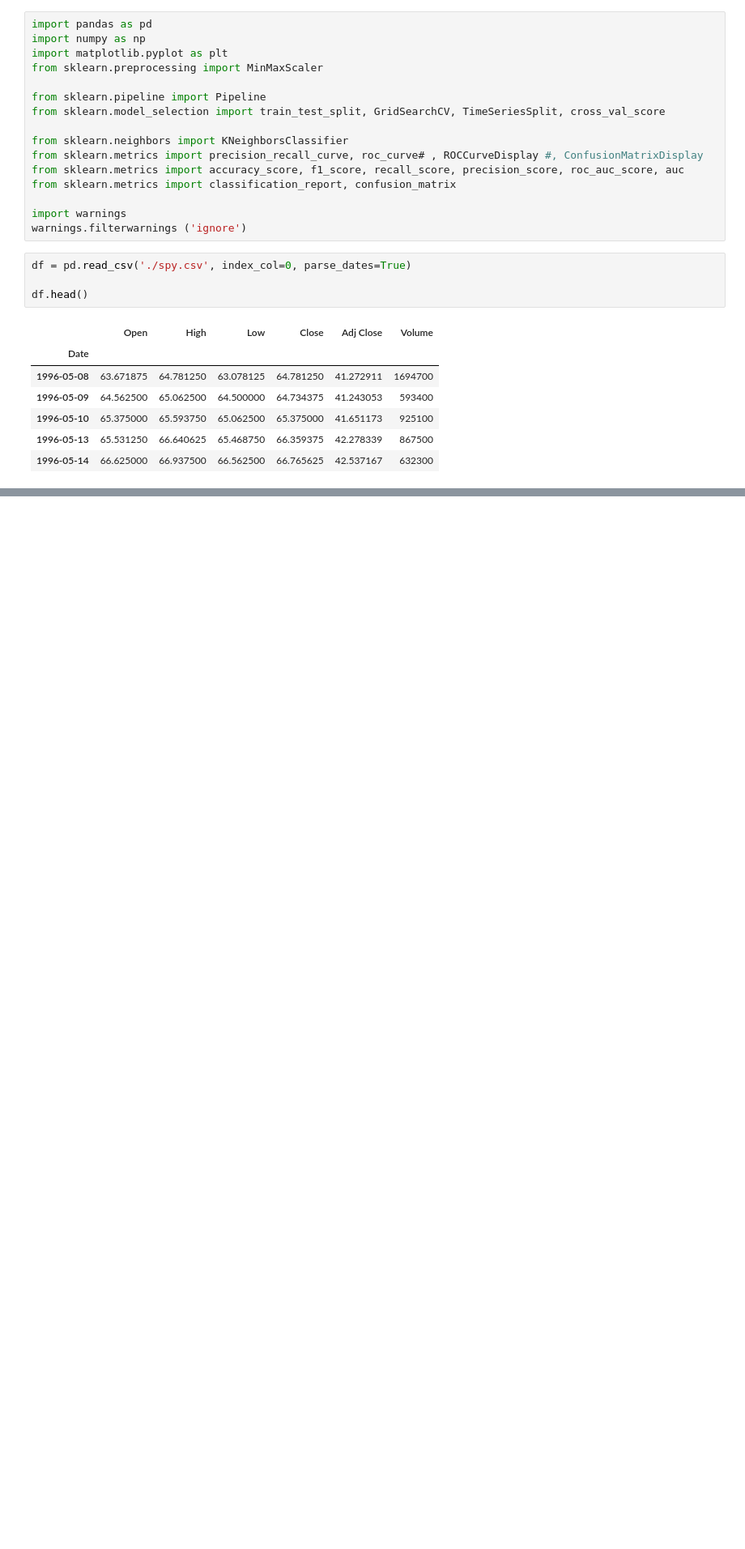
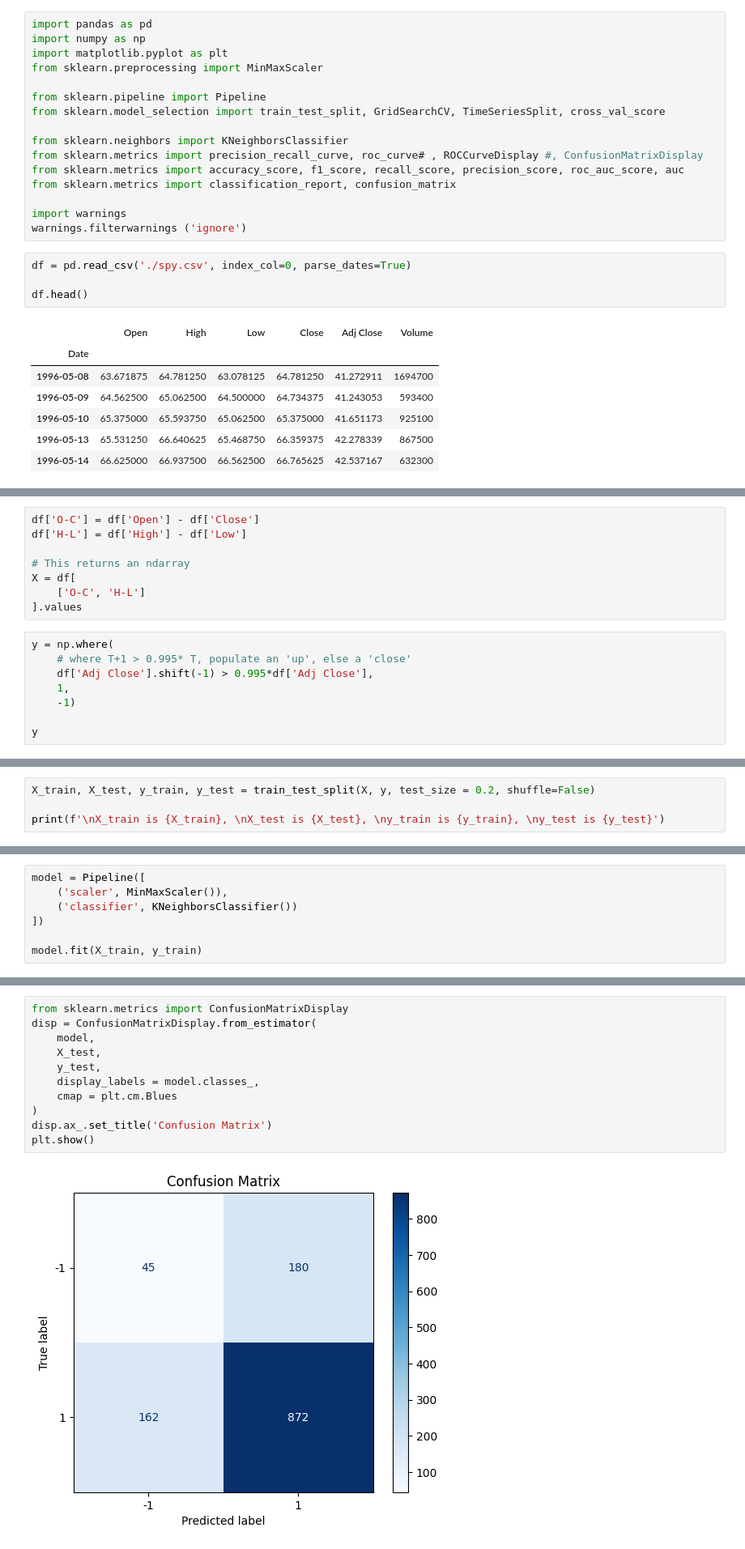
Before and after one commit to robonesky/oreilly, a Jupyter notebook: RM Lab Notes 10 202301 cohort.ipynb, the cells around one changed output, grey strips where cells are left out. Shown: that part at 81% size. Saved outputs shown, nothing was run; the diff lists cells and outputs as text; blank space fills up the shorter version.

```diff
--- a/RM Lab Notes 10 202301 cohort.ipynb
+++ b/RM Lab Notes 10 202301 cohort.ipynb
@@ -30,0 +53,16 @@ df.head()
+# %%
+df['O-C'] = df['Open'] - df['Close']
+df['H-L'] = df['High'] - df['Low']
+
+# This returns an ndarray
+X = df[
+    ['O-C', 'H-L']
+].values
+# %%
+y = np.where(
+    # where T+1 > 0.995* T, populate an 'up', else a 'close'
+    df['Adj Close'].shift(-1) > 0.995*df['Adj Close'],
+    1,
+    -1)
+
+y
@@ -30,0 +77,4 @@ df.head()
+# %%
+X_train, X_test, y_train, y_test = train_test_split(X, y, test_size = 0.2, shuffle=False)
+
+print(f'\nX_train is {X_train}, \nX_test is {X_test}, \ny_train is {y_train}, \ny_test is {y_test}')
@@ -30,0 +98,7 @@ df.head()
+# %%
+model = Pipeline([
+    ('scaler', MinMaxScaler()),
+    ('classifier', KNeighborsClassifier())
+])
+
+model.fit(X_train, y_train)
@@ -30,0 +119,13 @@ df.head()
+# %%
+from sklearn.metrics import ConfusionMatrixDisplay
+disp = ConfusionMatrixDisplay.from_estimator(
+    model,
+    X_test,
+    y_test,
+    display_labels = model.classes_,
+    cmap = plt.cm.Blues
+)
+disp.ax_.set_title('Confusion Matrix')
+plt.show()
+# %% [output]
+[figure, added]
```
Also changed, not shown: parts of 7 cells of this notebook.
